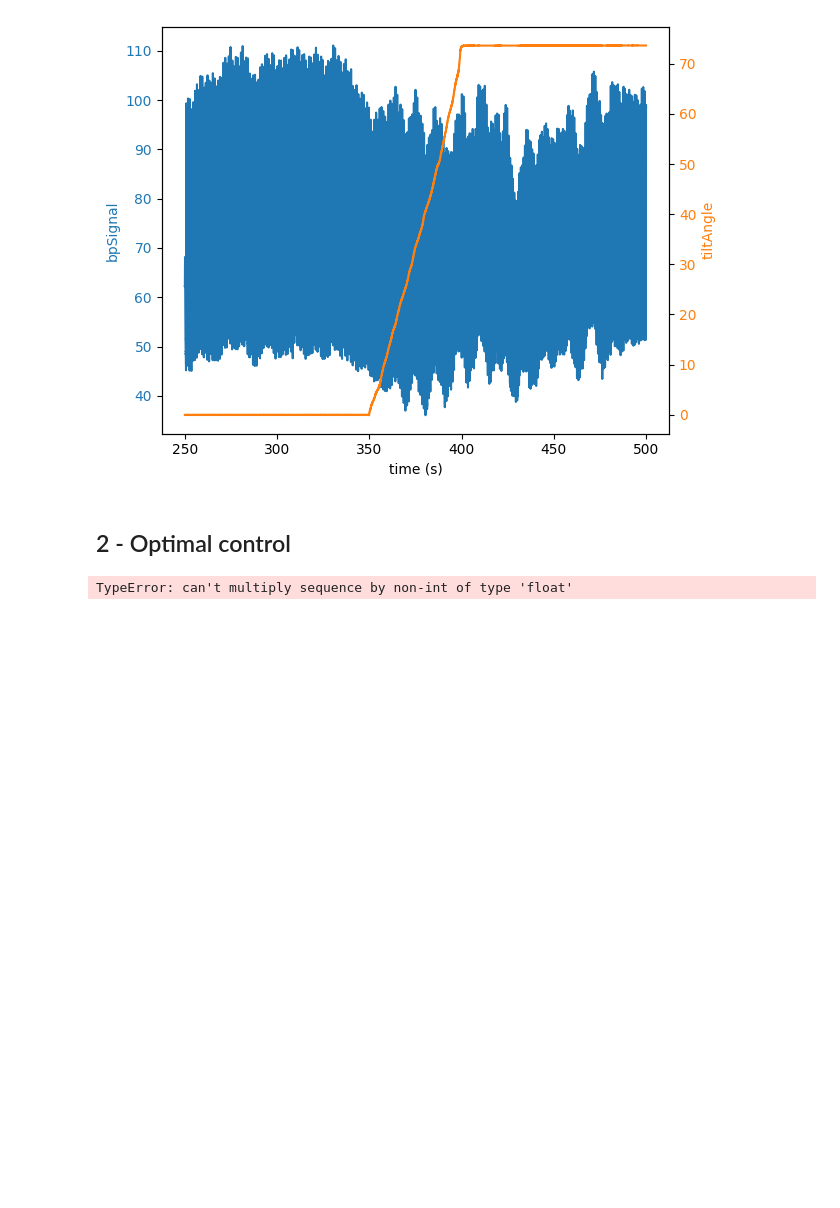
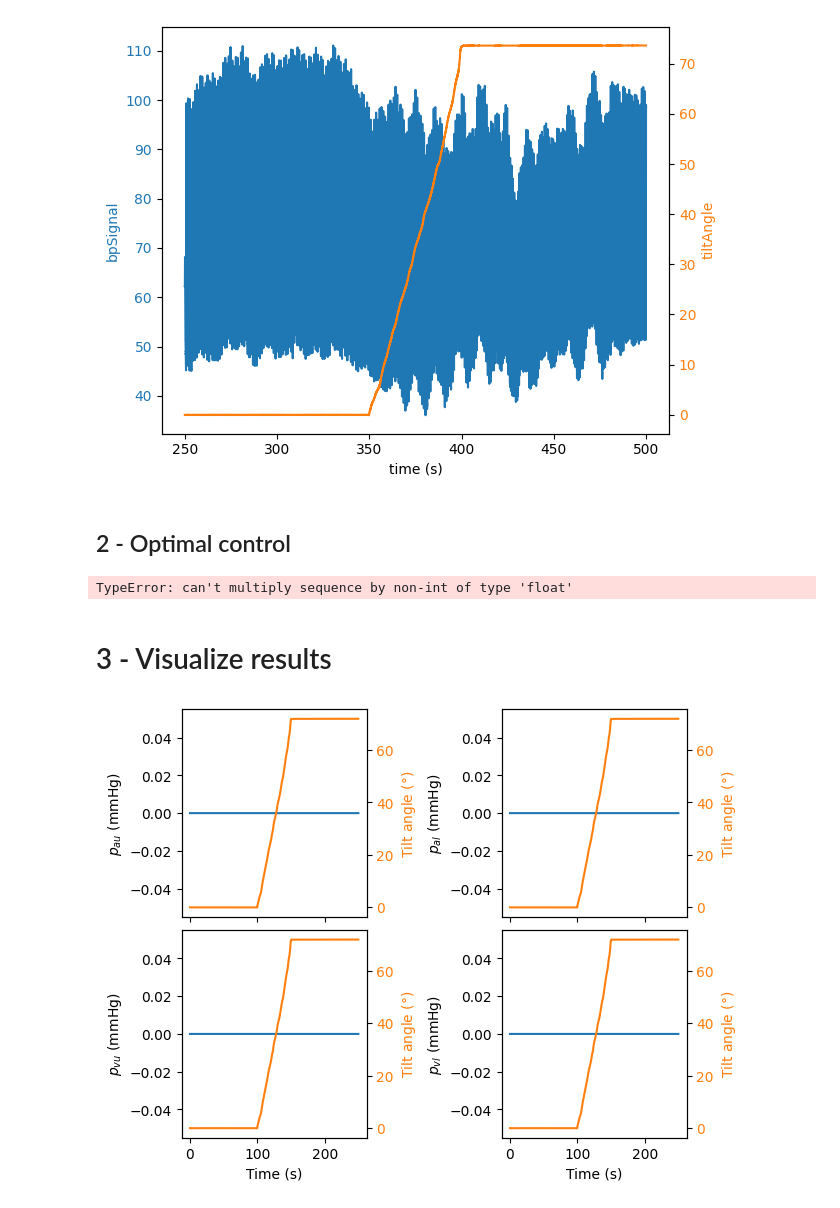
Before and after one commit to sabrinaliu/AA203-CV-OC, a Jupyter notebook: visualizeData.ipynb, the cells around one changed output. Saved outputs shown, nothing was run; the diff lists cells and outputs as text; code cells hidden in the pictures; blank space fills up the shorter version.

Commit message:
Add code to plot results of NOC

```diff
--- a/visualizeData.ipynb
+++ b/visualizeData.ipynb
@@ -87,2 +89,42 @@ x, u = solveNOC(bpDownsample, RCVals, Qd, h)
 # %% [output]
 TypeError: can't multiply sequence by non-int of type 'float'
+# %% [markdown]
+# 3 - Visualize results
+# %%
+# x_cvx = cp.Variable((N+1, 4)) # pau, pal, pvu, pvl
+# u_cvx = cp.Variable((N, 2)) # Raup, Q
+
+# PLOT STATES
+
+x = np.zeros((bpDownsample.size + 1, 4))
+u = np.zeros((bpDownsample.size, 2))
+
+timeStates = np.arange(0, bpDownsample.size + 1) * h
+
+f, axs = plt.subplots(2, 2, sharex = True, constrained_layout=True)
+
+axs[0,0].plot(timeStates, x[:,0])
+axs[0,0].set_ylabel('$p_{au}$ (mmHg)')
+
+axs[0,1].plot(timeStates, x[:,1])
+axs[0,1].set_ylabel('$p_{al}$ (mmHg)')
+
+axs[1,0].plot(timeStates, x[:,2])
+axs[1,0].set_ylabel('$p_{vu}$ (mmHg)')
+axs[1,0].set_xlabel('Time (s)')
+
+axs[1,1].plot(timeStates, x[:,3])
+axs[1,1].set_ylabel('$p_{vl}$ (mmHg)')
+axs[1,1].set_xlabel('Time (s)')
+
+for i in range(2):
+    for j in range(2):
+        axTiltAngle = axs[i,j].twinx()
+        axTiltAngle.plot(timeStates[:-1], tiltAngleDownsample, color='tab:orange')
+        axTiltAngle.set_ylabel('Tilt angle ($\degree$)', color='tab:orange')
+        axTiltAngle.tick_params(axis='y', labelcolor='tab:orange')
+
+
+plt.show()
+# %% [output]
+[figure, added]
```
Also changed, not shown: parts of 3 cells of this notebook.
